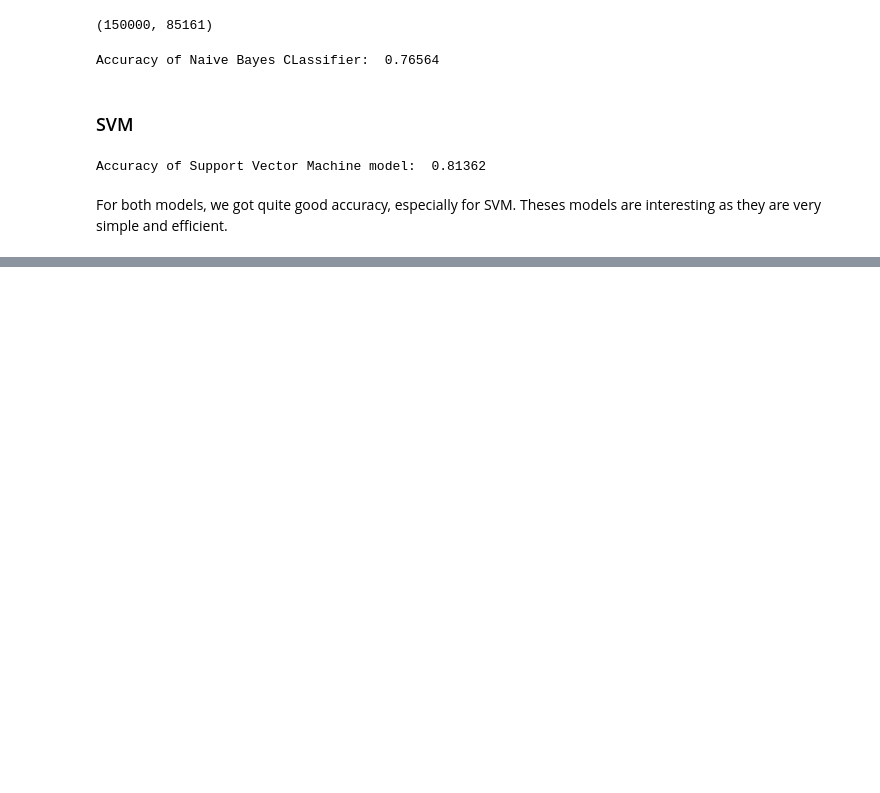
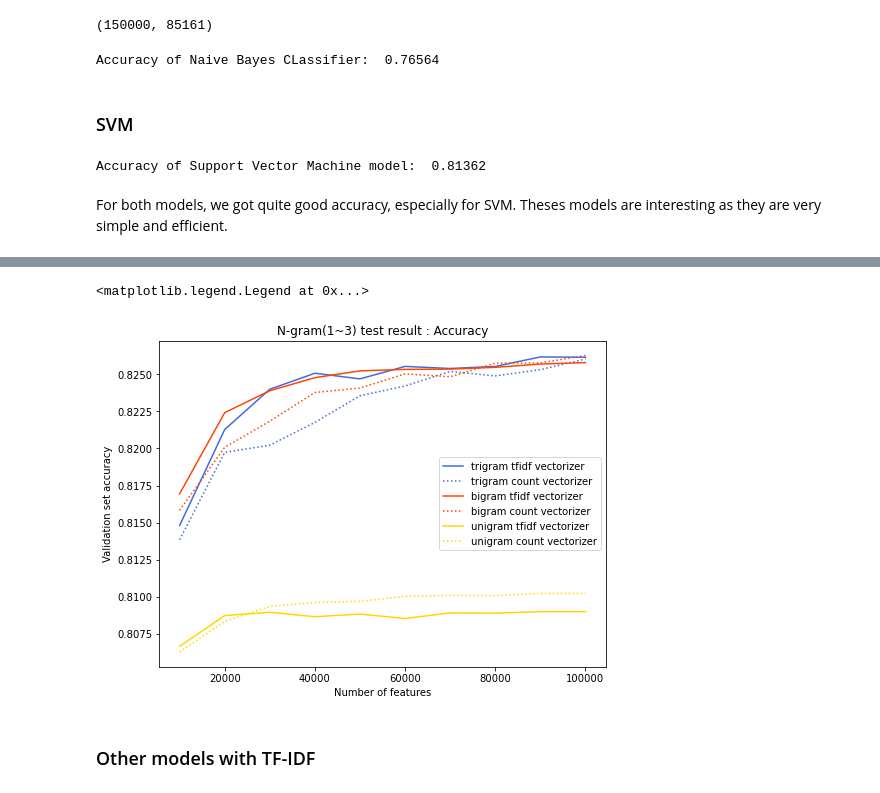
Before and after one commit to npont/ML_Sentiment_Analysis, a Jupyter notebook: Simple_model.ipynb, the cells around one changed output, grey strips where cells are left out. Saved outputs shown, nothing was run; the diff lists cells and outputs as text; code cells hidden in the pictures; blank space fills up the shorter version.

Commit message:
add a few models+plot in simple models + restructuration run_file

```diff
--- a/Simple_model.ipynb
+++ b/Simple_model.ipynb
@@ -90,0 +156,4 @@ For both models, we got quite good accuracy, especially for SVM. Theses models a
+# %%
+feature_result_ug = nfeature_accuracy_checker(vectorizer=cvec)
+feature_result_bg = nfeature_accuracy_checker(vectorizer=cvec,ngram_range=(1, 2))
+feature_result_tg  = nfeature_accuracy_checker(vectorizer=cvec,ngram_range=(1, 3))
@@ -90,0 +178,23 @@ For both models, we got quite good accuracy, especially for SVM. Theses models a
+# %%
+nfeatures_plot_tgt = pd.DataFrame(feature_result_tgt,columns=['nfeatures','validation_accuracy','train_test_time'])
+nfeatures_plot_bgt = pd.DataFrame(feature_result_bgt,columns=['nfeatures','validation_accuracy','train_test_time'])
+nfeatures_plot_ugt = pd.DataFrame(feature_result_ugt,columns=['nfeatures','validation_accuracy','train_test_time'])
+nfeatures_plot_tg = pd.DataFrame(feature_result_tg,columns=['nfeatures','validation_accuracy','train_test_time'])
+nfeatures_plot_bg = pd.DataFrame(feature_result_bg,columns=['nfeatures','validation_accuracy','train_test_time'])
+nfeatures_plot_ug = pd.DataFrame(feature_result_ug,columns=['nfeatures','validation_accuracy','train_test_time'])
+plt.figure(figsize=(8,6))
+plt.plot(nfeatures_plot_tgt.nfeatures, nfeatures_plot_tgt.validation_accuracy,label='trigram tfidf vectorizer',color='royalblue')
+plt.plot(nfeatures_plot_tg.nfeatures, nfeatures_plot_tg.validation_accuracy,label='trigram count vectorizer',linestyle=':', color='royalblue')
+plt.plot(nfeatures_plot_bgt.nfeatures, nfeatures_plot_bgt.validation_accuracy,label='bigram tfidf vectorizer',color='orangered')
+plt.plot(nfeatures_plot_bg.nfeatures, nfeatures_plot_bg.validation_accuracy,label='bigram count vectorizer',linestyle=':',color='orangered')
+plt.plot(nfeatures_plot_ugt.nfeatures, nfeatures_plot_ugt.validation_accuracy, label='unigram tfidf vectorizer',color='gold')
+plt.plot(nfeatures_plot_ug.nfeatures, nfeatures_plot_ug.validation_accuracy, label='unigram count vectorizer',linestyle=':',color='gold')
+plt.title("N-gram(1~3) test result : Accuracy")
+plt.xlabel("Number of features")
+plt.ylabel("Validation set accuracy")
+plt.legend()
+# %% [output]
+<matplotlib.legend.Legend at 0x...>
+[figure, added]
+# %% [markdown]
+### Other models with TF-IDF
```
Also changed, not shown: parts of 7 cells of this notebook, 1 other file.
